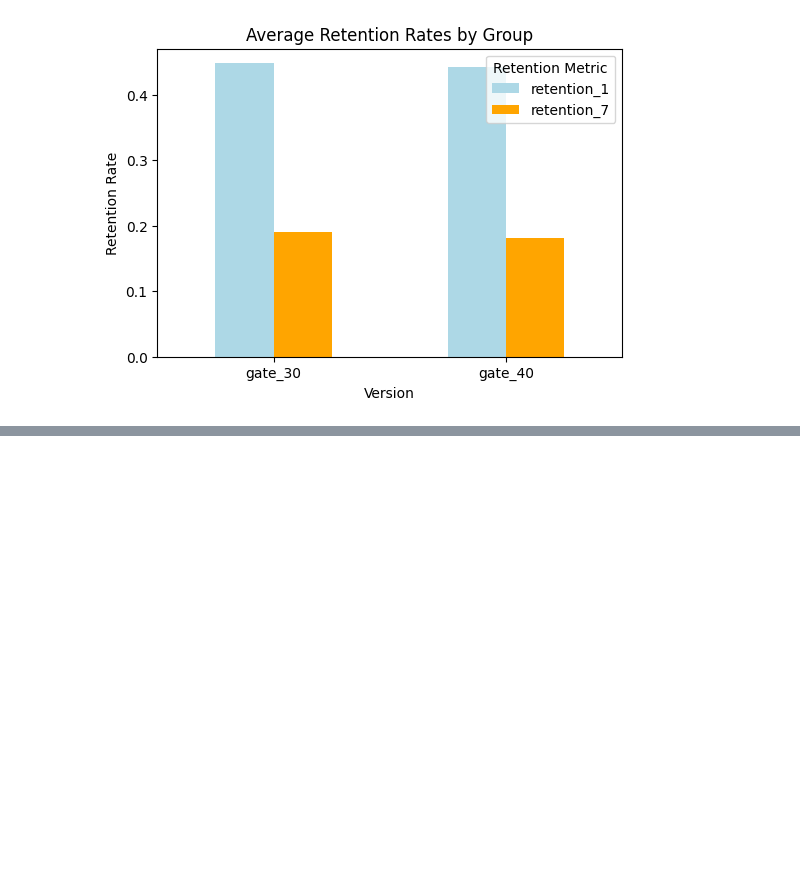
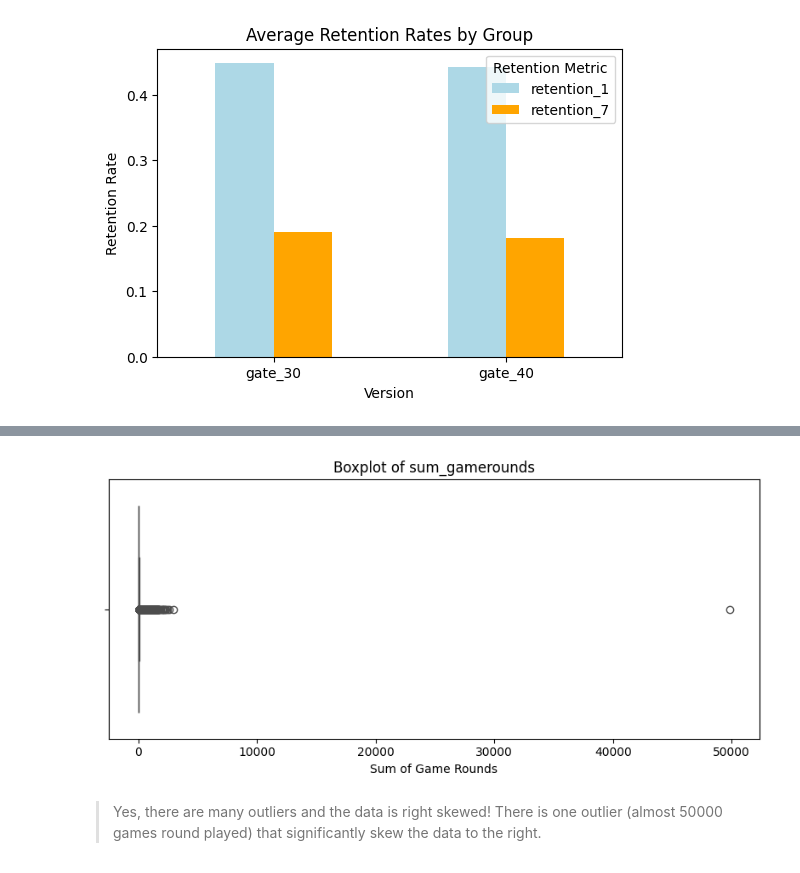
Before and after one commit to Darknight47/Data-Science-Projects-03, a Jupyter notebook: AorB_Cookie_Cats.ipynb, the cells around one changed output, grey strips where cells are left out. Cells and saved outputs as stored; diff of their text form; code cells hidden in the pictures; blank space fills up the shorter version.

```diff
--- a/AorB_Cookie_Cats.ipynb
+++ b/AorB_Cookie_Cats.ipynb
@@ -116,0 +129,13 @@ plt.show()
+# %%
+# Set figure size
+plt.figure(figsize=(8, 4))
+sns.boxplot(x=dataset['sum_gamerounds'], color='orange')
+plt.xlabel('Sum of Game Rounds')
+plt.title('Boxplot of sum_gamerounds')
+# Show plots
+plt.tight_layout()
+plt.show()
+# %% [output]
+[figure, added]
+# %% [markdown]
+> Yes, there are many outliers and the data is right skewed! There is one outlier (almost 50000 games round played) that significantly skew the data to the right.
```
Also changed, not shown: parts of 3 cells of this notebook.
